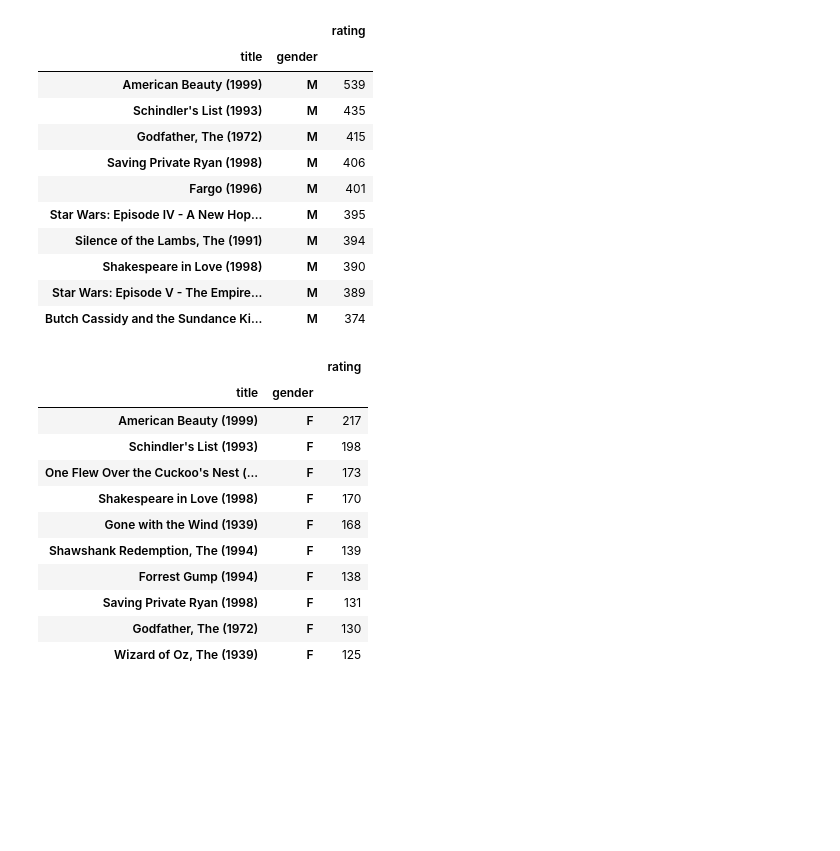
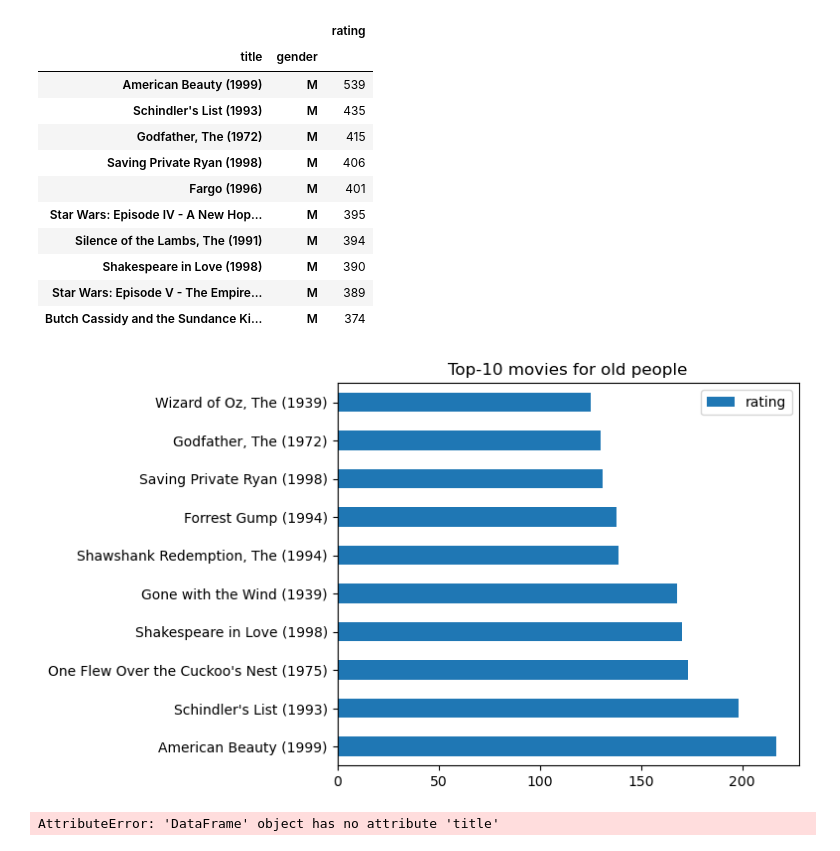
Before and after one commit to PrinceVIS/IADlabsPP32, a Jupyter notebook: Laba_1.ipynb, the cells around one changed output. Drawn from its saved outputs; the diff is of its cells as text; code cells hidden in the pictures; blank space fills up the shorter version.

```diff
--- a/Laba_1.ipynb
+++ b/Laba_1.ipynb
@@ -240,18 +240,18 @@ df14[['title', 'rating', 'gender']].groupby(['title', 'gender']).sum().sort_valu
 | Star Wars: Episode V - The Empire... | M | 389 |
 | Butch Cassidy and the Sundance Ki... | M | 374 |
 # %%
-df14 = df7[(df7['experience'] == 'old') & (df7['gender'] == 'F')]
-df14[['title', 'rating', 'gender']].groupby(['title', 'gender']).sum().sort_values(by = 'rating', ascending=False).head(10)
+df15 = df7[(df7['experience'] == 'old') & (df7['gender'] == 'F')]
+top_10 = df15[['title', 'rating']].groupby(['title']).sum().sort_values(by = 'rating', ascending=False).head(10)
+ax = top_10.plot(kind='barh', title='Top-10 movies for old people', ylabel='Rating', xlabel='', figsize=(6, 5))
 # %% [output]
-|  |  | rating |
-| title | gender |  |
-| American Beauty (1999) | F | 217 |
-| Schindler's List (1993) | F | 198 |
-| One Flew Over the Cuckoo's Nest (... | F | 173 |
-| Shakespeare in Love (1998) | F | 170 |
-| Gone with the Wind (1939) | F | 168 |
-| Shawshank Redemption, The (1994) | F | 139 |
-| Forrest Gump (1994) | F | 138 |
-| Saving Private Ryan (1998) | F | 131 |
-| Godfather, The (1972) | F | 130 |
-| Wizard of Oz, The (1939) | F | 125 |
+[figure, added]
+# %%
+import seaborn as sns
+import matplotlib.pyplot as plt
+ax = sns.barplot(y = top_10.title, x=top_10.rating, data=top_10, hue='color')
+ax.set(xlabel=None, ylabel=None)
+ax.set_title("Top-10 movies for old people", fontsize=20, y=1.03)
+ax.set_xlabel("Rating")
+plt.show()
+# %% [output]
+AttributeError: 'DataFrame' object has no attribute 'title'
```
Also changed, not shown: 1 other file.
